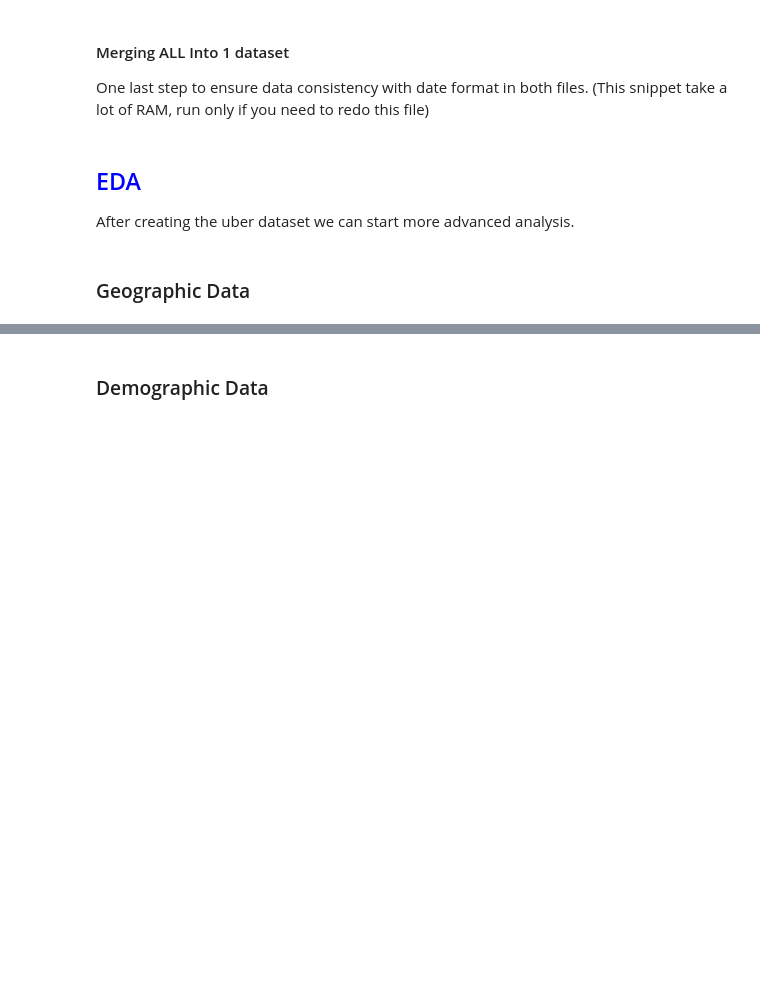
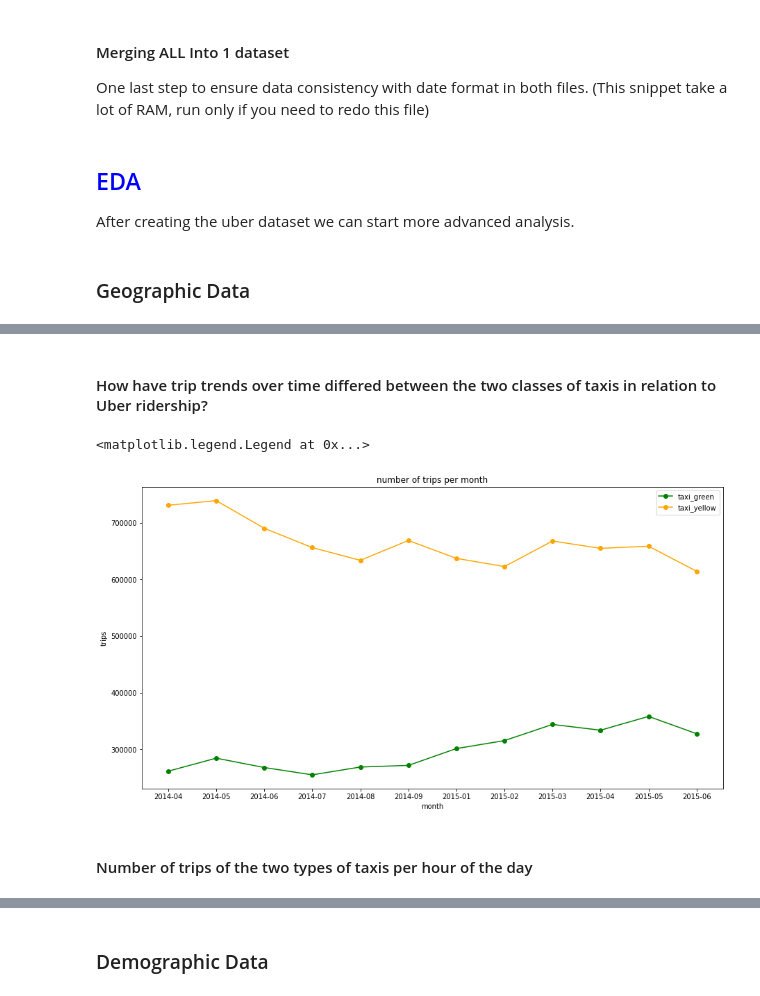
Before and after one commit to jagd724/datatlon, a Jupyter notebook: Datathon_DW.ipynb, the cells around one changed output, grey strips where cells are left out. Drawn from its saved outputs; the diff is of its cells as text; code cells hidden in the pictures; blank space fills up the shorter version.

```diff
--- a/Datathon_DW.ipynb
+++ b/Datathon_DW.ipynb
@@ -172,0 +123,5 @@ map_1.config
+# %%
+uber_trips_2014 = pd.read_csv('Datasets/uber_trips_2014.csv')
+uber_trips_2015 = pd.read_csv('Datasets/uber_trips_2015.csv')
+taxi_green_trips = pd.read_csv('Datasets/taxi-green_trips.csv')
+taxi_yellow_trips = pd.read_csv('Datasets/taxi-yellow_trips.csv')
@@ -172,0 +148,21 @@ map_1.config
+# %% [markdown]
+#### How have trip trends over time differed between the two classes of taxis in relation to Uber ridership?
+# %%
+taxi_green_trips['YYYY-MM'] = taxi_green_trips['pickup_datetime'].apply(lambda x: str(x)[:7])
+taxi_yellow_trips['YYYY-MM'] = taxi_yellow_trips['pickup_datetime'].apply(lambda x: str(x)[:7])
+
+series_taxi_green = taxi_green_trips.groupby('YYYY-MM')['pickup_datetime'].count()
+series_taxi_yellow = taxi_yellow_trips.groupby('YYYY-MM')['pickup_datetime'].count()
+# %%
+plt.figure(figsize=(15,8))
+plt.plot(series_taxi_green, label='taxi_green', marker='o', color='green')
+plt.plot(series_taxi_yellow, label='taxi_yellow', marker='o', color='orange')
+plt.title('number of trips per month')
+plt.ylabel('trips')
+plt.xlabel('month')
+plt.legend()
+# %% [output]
+<matplotlib.legend.Legend at 0x...>
+[figure, added]
+# %% [markdown]
+#### Number of trips of the two types of taxis per hour of the day
```
Also changed, not shown: parts of 53 cells of this notebook.
